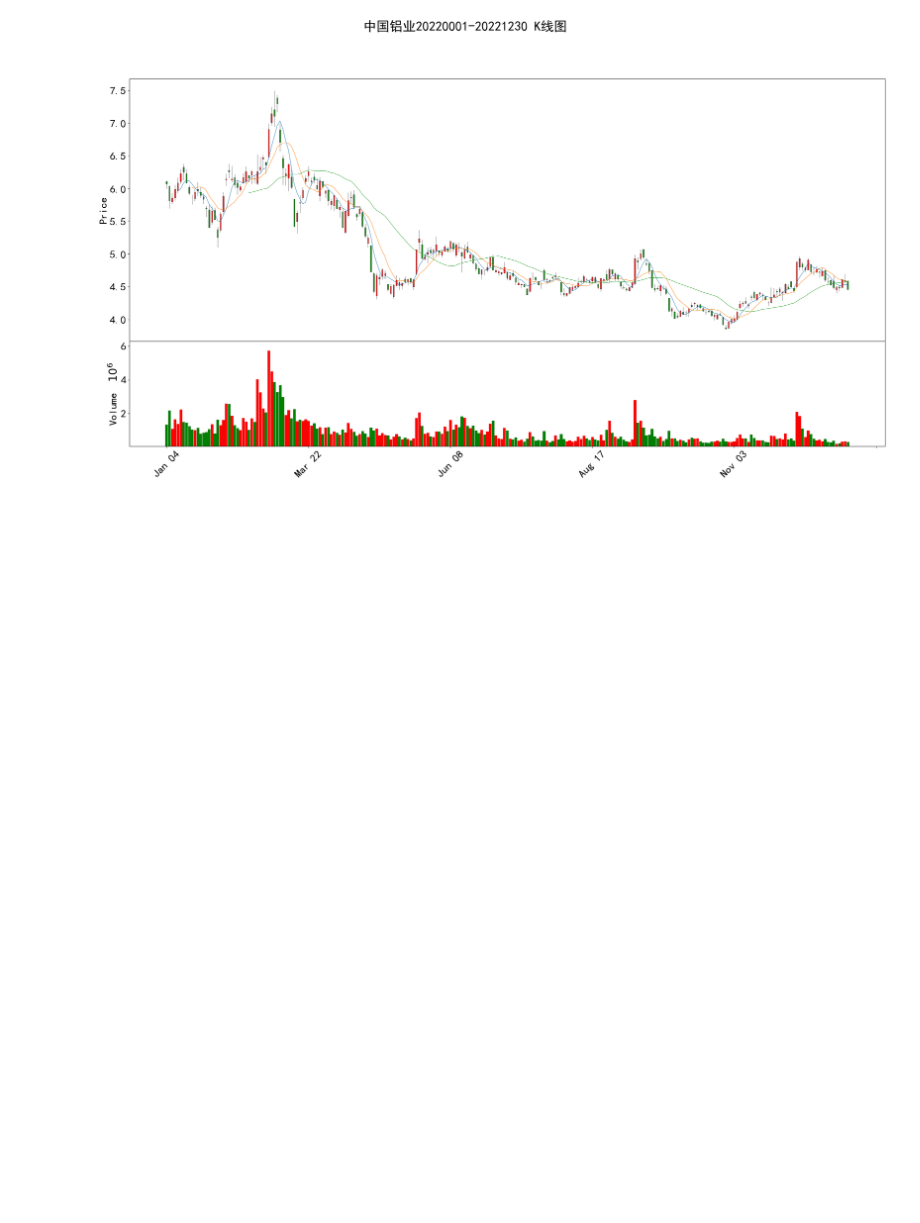
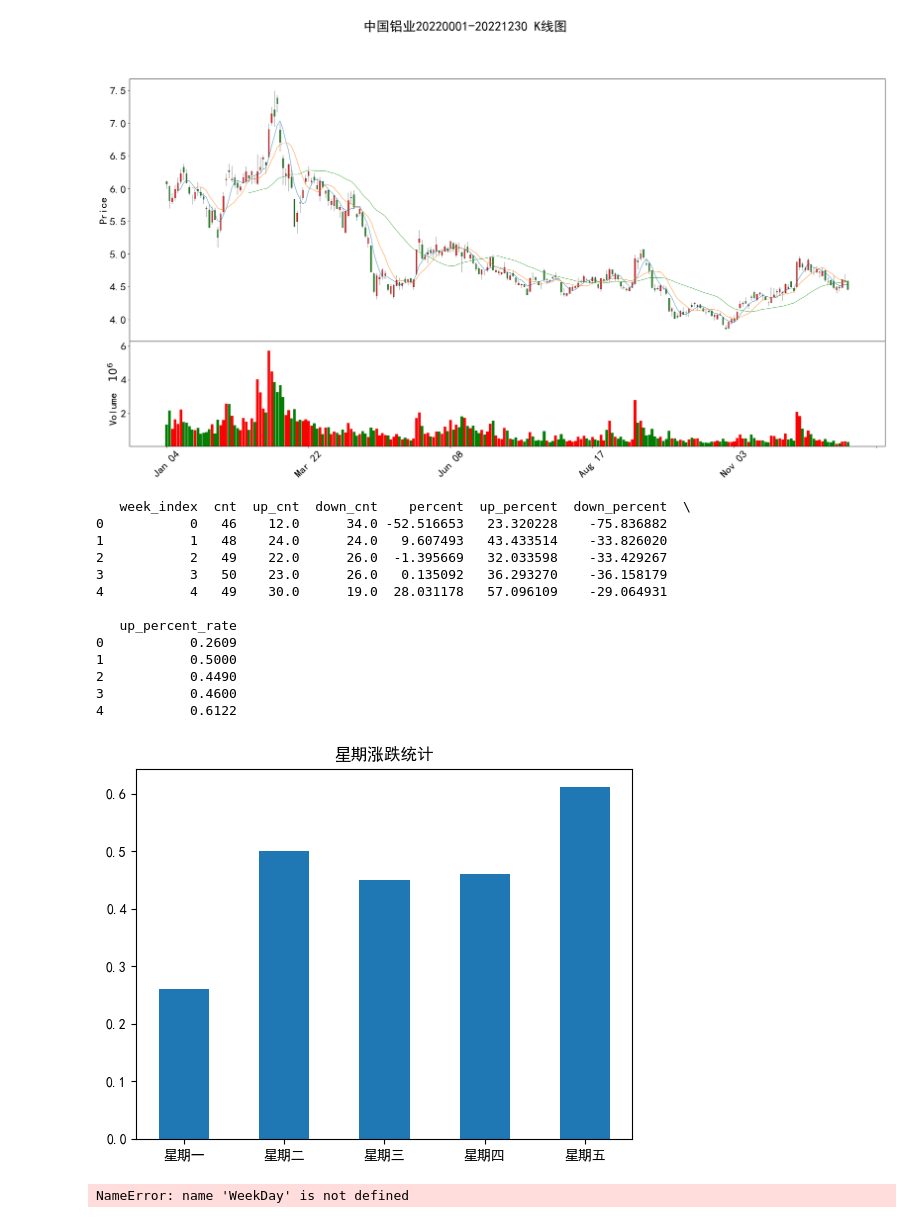
Before and after one commit to cpaqyx/faststock, a Jupyter notebook: analyse/ShowChart.ipynb, the cells around one changed output. Drawn from its saved outputs; the diff is of its cells as text; code cells hidden in the pictures; blank space fills up the shorter version.

```diff
--- a/analyse/ShowChart.ipynb
+++ b/analyse/ShowChart.ipynb
@@ -10,3 +11,24 @@ ChartTools().show_k_line("600036.SH", "20220801", "20221230", (5, 10, 30))
 ChartTools().show_k_line("中国铝业", "20220001", "20221230", (5, 10, 30))
 # %% [output]
 [figure]
+# %%
+WeekDay().show_week_up_percent("600036.SH", "20220001", "20221230")
+# %% [output]
+   week_index  cnt  up_cnt  down_cnt    percent  up_percent  down_percent  \
+0           0   46    12.0      34.0 -52.516653   23.320228    -75.836882
+1           1   48    24.0      24.0   9.607493   43.433514    -33.826020
+2           2   49    22.0      26.0  -1.395669   32.033598    -33.429267
+3           3   50    23.0      26.0   0.135092   36.293270    -36.158179
+4           4   49    30.0      19.0  28.031178   57.096109    -29.064931
+
+   up_percent_rate
+0           0.2609
+1           0.5000
+2           0.4490
+3           0.4600
+4           0.6122
+[figure, added]
+# %%
+WeekDay().show_week_up_percent("all", "20220001", "20221230")
+# %% [output]
+NameError: name 'WeekDay' is not defined
```
Also changed, not shown: parts of 1 cell of this notebook, 13 other files.
